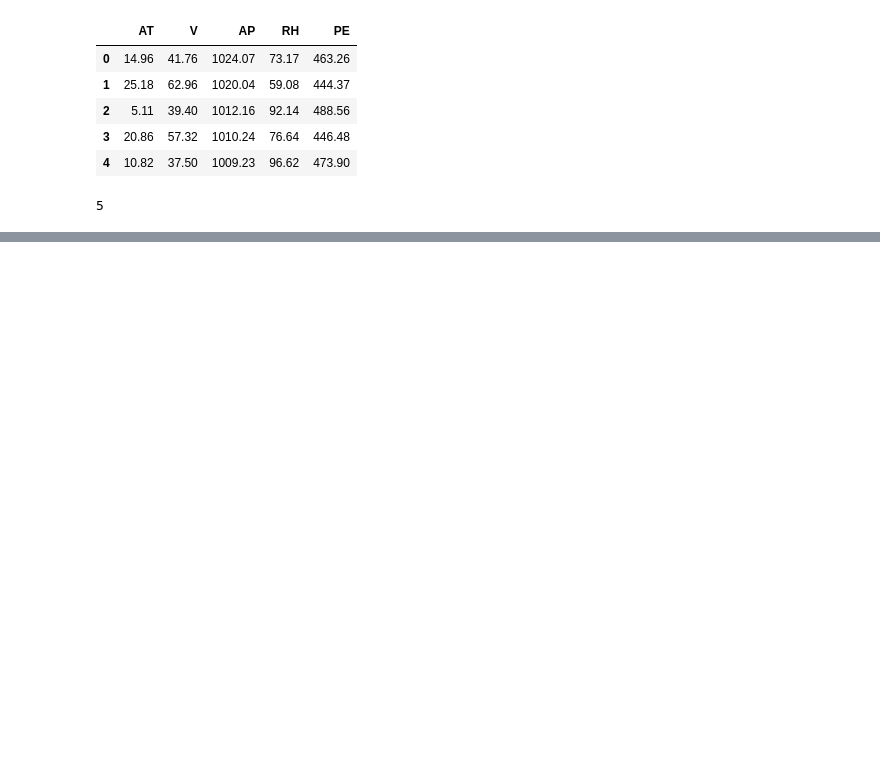
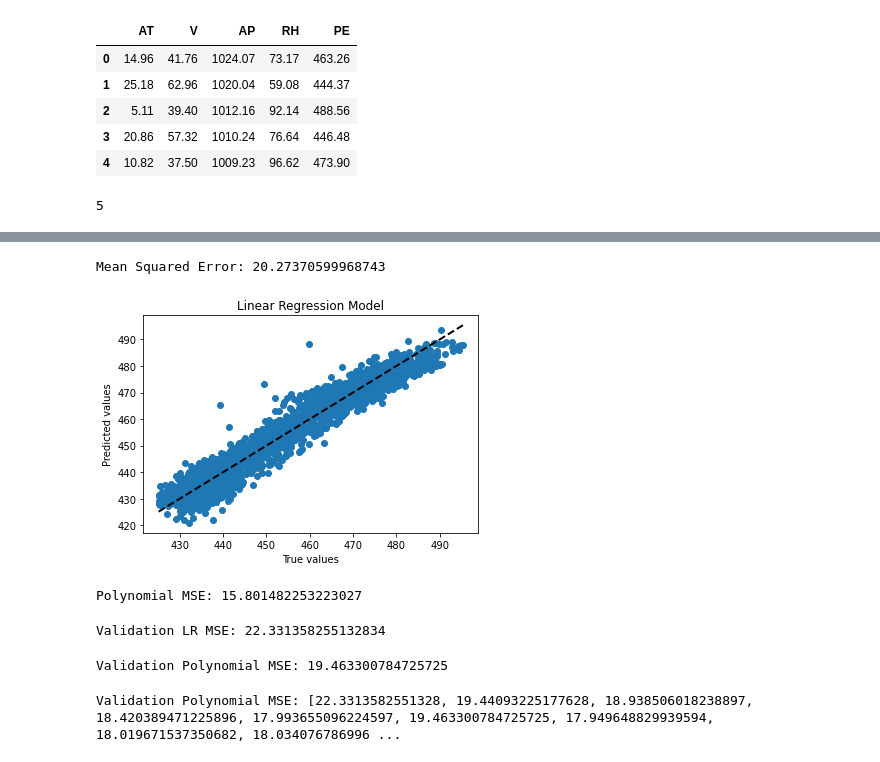
Before and after one commit to Courtsy/Intro-to-AI, a Jupyter notebook: AICoursework.ipynb, the cells around one changed output, grey strips where cells are left out. Cells and saved outputs as stored; diff of their text form; code cells hidden in the pictures; blank space fills up the shorter version.

```diff
--- a/AICoursework.ipynb
+++ b/AICoursework.ipynb
@@ -41,0 +122,22 @@ from sklearn.linear_model import LinearRegression
+# %%
+#using mse to test performance of the model
+
+from sklearn.metrics import mean_squared_error
+
+mse = mean_squared_error(y_test, y_pred)
+
+print(f"Mean Squared Error: {mse}")
+# %% [output]
+Mean Squared Error: 20.27370599968743
+# %%
+#scatter plot showing the relationship between the predicted and true values with a line representing a perfect fit
+#of the data (when true values and predicted values are the same)
+
+plt.scatter(y_test, y_pred)
+plt.plot([y_test.min(), y_test.max()], [y_test.min(), y_test.max()], 'k--', lw=2)
+plt.xlabel('True values')
+plt.ylabel('Predicted values')
+plt.title("Linear Regression Model")
+plt.show()
+# %% [output]
+[figure, added]
@@ -41,0 +156,53 @@ from sklearn.linear_model import LinearRegression
+# %%
+#calculating MSE of the polynomial regression on test set
+
+mse_poly = mean_squared_error(y_test, y_pred_poly)
+
+print(f"Polynomial MSE: {mse_poly}")
+# %% [output]
+Polynomial MSE: 15.801482253223027
+# %%
+#calculating MSE of the linear regression on validation set
+
+linreg_val = LinearRegression()
+linreg_val.fit(Xtr, ytr)
+
+ypred_val = linreg_val.predict(X_val)
+mse_val = mean_squared_error(y_val, ypred_val)
+
+print(f"Validation LR MSE: {mse_val}")
+# %% [output]
+Validation LR MSE: 22.331358255132834
+# %%
+#Using polynomial linear regression on the validation set
+
+poly = PolynomialFeatures(degree=6)
+Xtr_poly = poly.fit_transform(Xtr)
+X_val_poly = poly.transform(X_val)
+
+linreg_val_poly = LinearRegression()
+linreg_val_poly.fit(Xtr_poly, ytr)
+ypred_val_poly = linreg_val_poly.predict(X_val_poly)
+
+mse_val_poly = mean_squared_error(y_val, ypred_val_poly)
+
+print(f"Validation Polynomial MSE: {mse_val_poly}")
+# %% [output]
+Validation Polynomial MSE: 19.463300784725725
+# %%
+degrees = range(1, 11)
+mse_values = []
+
+for degree in degrees:
+    poly = PolynomialFeatures(degree=degree)
+    Xtr_poly = poly.fit_transform(Xtr)
+    X_val_poly = poly.transform(X_val)
+    linreg_val_poly = LinearRegression()
+    linreg_val_poly.fit(Xtr_poly, ytr)
+    ypred_val_poly = linreg_val_poly.predict(X_val_poly)
+    mse_val_poly = mean_squared_error(y_val, ypred_val_poly)
+    mse_values.append(mse_val_poly)
+
+print(f"Validation Polynomial MSE: {mse_values}")
+# %% [output]
+Validation Polynomial MSE: [22.3313582551328, 19.44093225177628, 18.938506018238897, 18.420389471225896, 17.993655096224597, 19.463300784725725, 17.949648829939594, 18.019671537350682, 18.034076786996 ...
```
Also changed, not shown: parts of 16 cells of this notebook.
